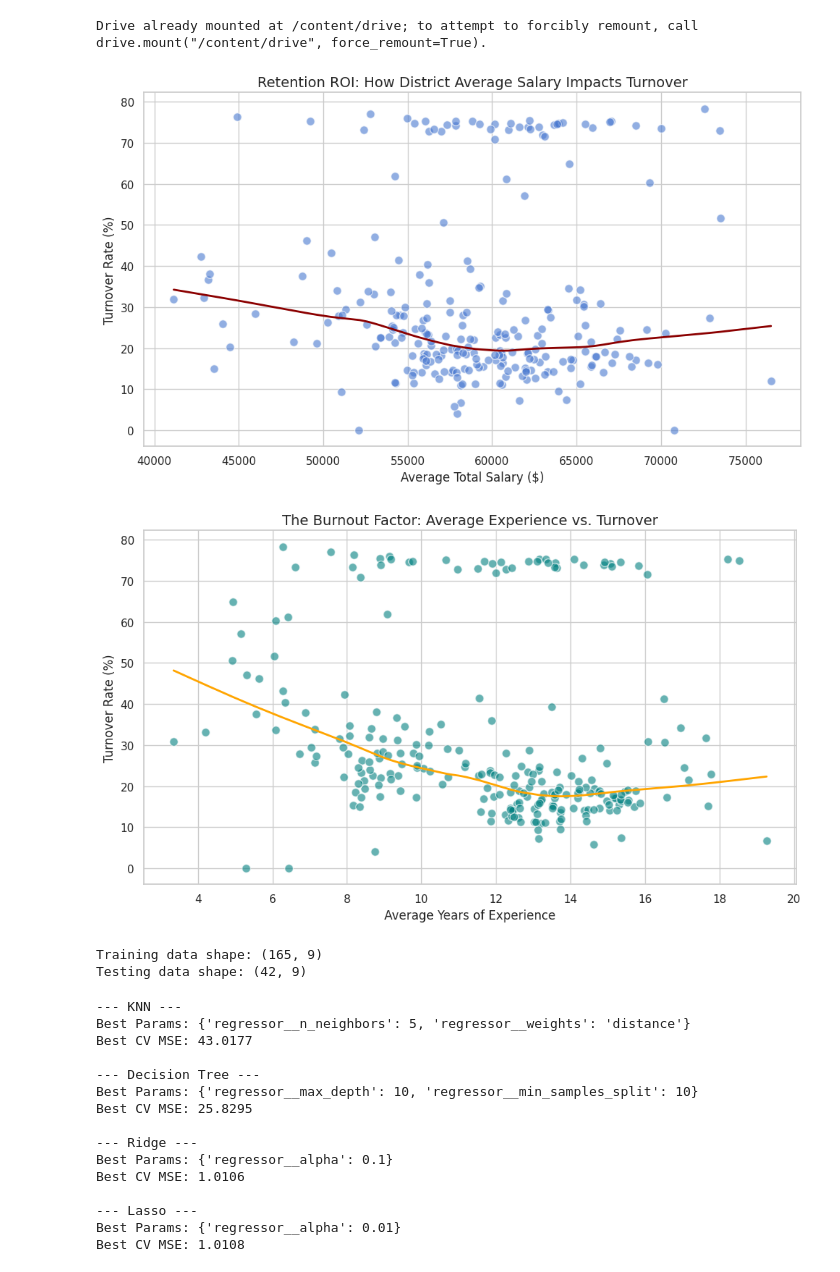
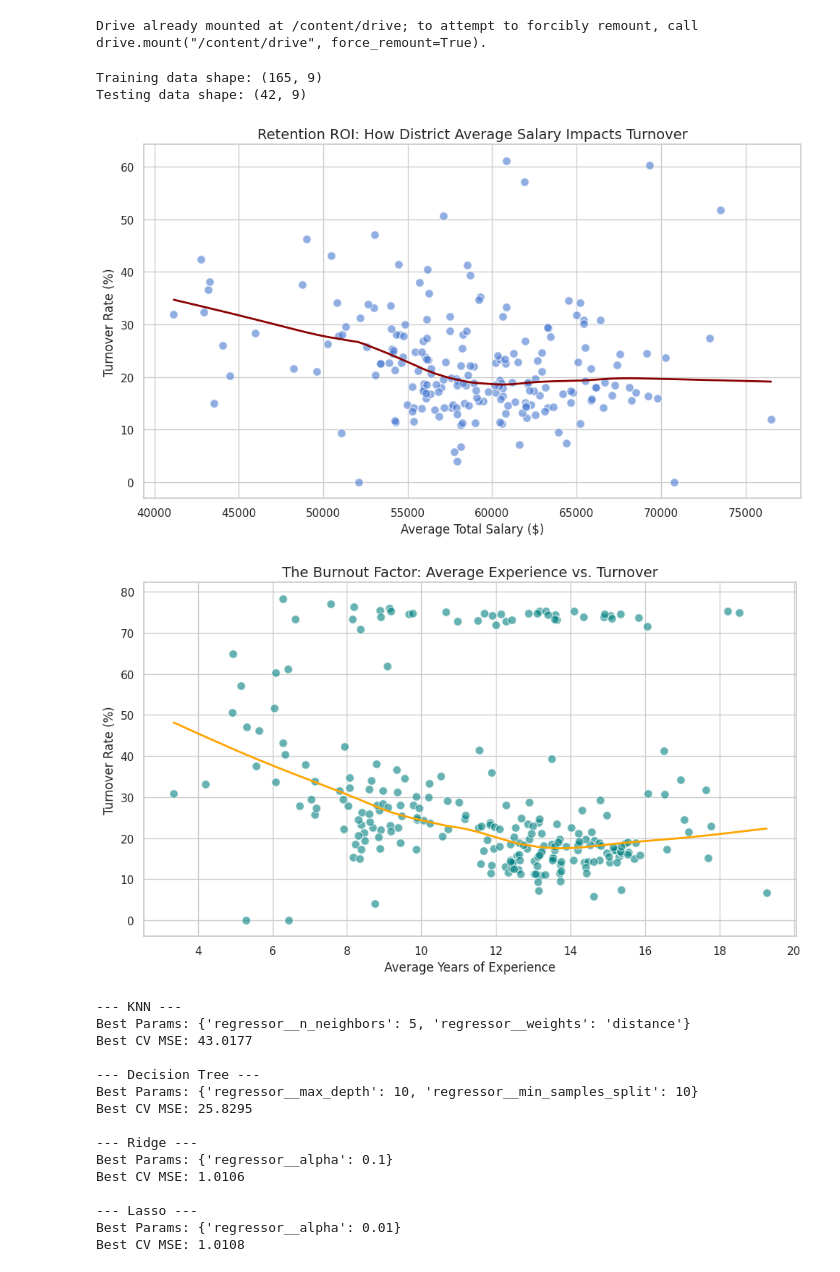
Before and after one commit to jrsjoro-ux/Data_Quest, a Jupyter notebook: Education_Data.ipynb, the cells around one changed output. Cells and saved outputs as stored; diff of their text form; code cells hidden in the pictures.

```diff
--- a/Education_Data.ipynb
+++ b/Education_Data.ipynb
@@ -22,7 +22,7 @@ mobility_raw = pd.read_csv('/content/drive/MyDrive/Colab Notebooks/Educator_Mobi
 salary_dropped = salary_raw.drop(columns=['Average State Salary', 'Average Local Salary', 'Average Federal Salary'])
 
 salary_dropped['Average Total Salary'] = pd.to_numeric(
-    salary_dropped['Average Total Salary'].astype(str).str.replace(',', '').str.replace('$', ''),
+    salary_dropped['Average Total Salary'].astype(str).str.replace(',', '').str.replace('$', '', regex=False),
     errors='coerce'
 )
 salary_dropped['Average Years of Experience'] = pd.to_numeric(
@@ -49,41 +49,6 @@ df_merged = pd.merge(
     on=['School Year', 'District Code'],
     how='inner'
 )
-# %%
-sns.set_theme(style="whitegrid", palette="muted")
-
-plt.figure(figsize=(10, 6))
-sns.regplot(
-    data=df_merged,
-    x='Average Total Salary',
-    y='Turnover Rate',
-    lowess=True,
-    scatter_kws={'alpha': 0.6, 'edgecolor': 'w', 's': 70},
-    line_kws={'color': 'darkred', 'linewidth': 2}
-)
-plt.title('Retention ROI: How District Average Salary Impacts Turnover', fontsize=14)
-plt.xlabel('Average Total Salary ($)', fontsize=12)
-plt.ylabel('Turnover Rate (%)', fontsize=12)
-plt.tight_layout()
-plt.show()
-
-plt.figure(figsize=(10, 6))
-sns.regplot(
-    data=df_merged,
-    x='Average Years of Experience',
-    y='Turnover Rate',
-    lowess=True,
-    scatter_kws={'color': 'teal', 'alpha': 0.6, 'edgecolor': 'w', 's': 70},
-    line_kws={'color': 'orange', 'linewidth': 2}
-)
-plt.title('The Burnout Factor: Average Experience vs. Turnover', fontsize=14)
-plt.xlabel('Average Years of Experience', fontsize=12)
-plt.ylabel('Turnover Rate (%)', fontsize=12)
-plt.tight_layout()
-plt.show()
-# %% [output]
-[figure, removed]
-[figure, removed]
 # %%
 target_col = 'Turnover Rate'
 
@@ -105,6 +70,41 @@ print(f"Testing data shape: {X_test.shape}")
 # %% [output]
 Training data shape: (165, 9)
 Testing data shape: (42, 9)
+# %%
+sns.set_theme(style="whitegrid", palette="muted")
+
+plt.figure(figsize=(10, 6))
+sns.regplot(
+    data=train_data,
+    x='Average Total Salary',
+    y='Turnover Rate',
+    lowess=True,
+    scatter_kws={'alpha': 0.6, 'edgecolor': 'w', 's': 70},
+    line_kws={'color': 'darkred', 'linewidth': 2}
+)
+plt.title('Retention ROI: How District Average Salary Impacts Turnover', fontsize=14)
+plt.xlabel('Average Total Salary ($)', fontsize=12)
+plt.ylabel('Turnover Rate (%)', fontsize=12)
+plt.tight_layout()
+plt.show()
+
+plt.figure(figsize=(10, 6))
+sns.regplot(
+    data=df_merged,
+    x='Average Years of Experience',
+    y='Turnover Rate',
+    lowess=True,
+    scatter_kws={'color': 'teal', 'alpha': 0.6, 'edgecolor': 'w', 's': 70},
+    line_kws={'color': 'orange', 'linewidth': 2}
+)
+plt.title('The Burnout Factor: Average Experience vs. Turnover', fontsize=14)
+plt.xlabel('Average Years of Experience', fontsize=12)
+plt.ylabel('Turnover Rate (%)', fontsize=12)
+plt.tight_layout()
+plt.show()
+# %% [output]
+[figure, added]
+[figure, added]
 # %%
 models = {
     'KNN': {
```
